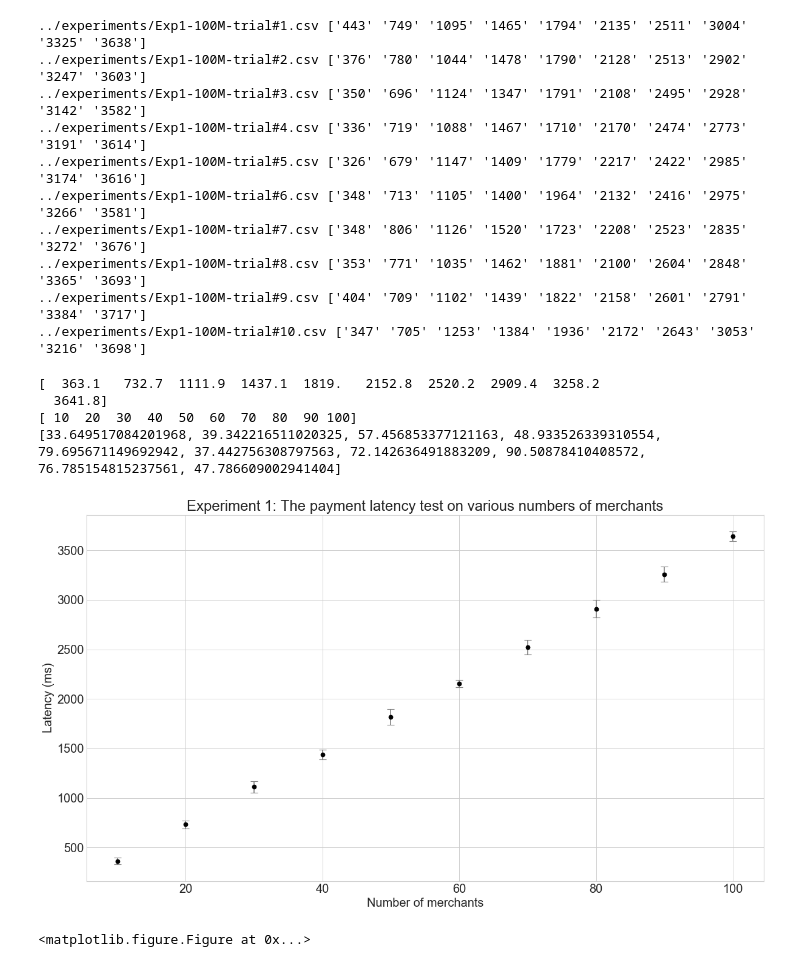
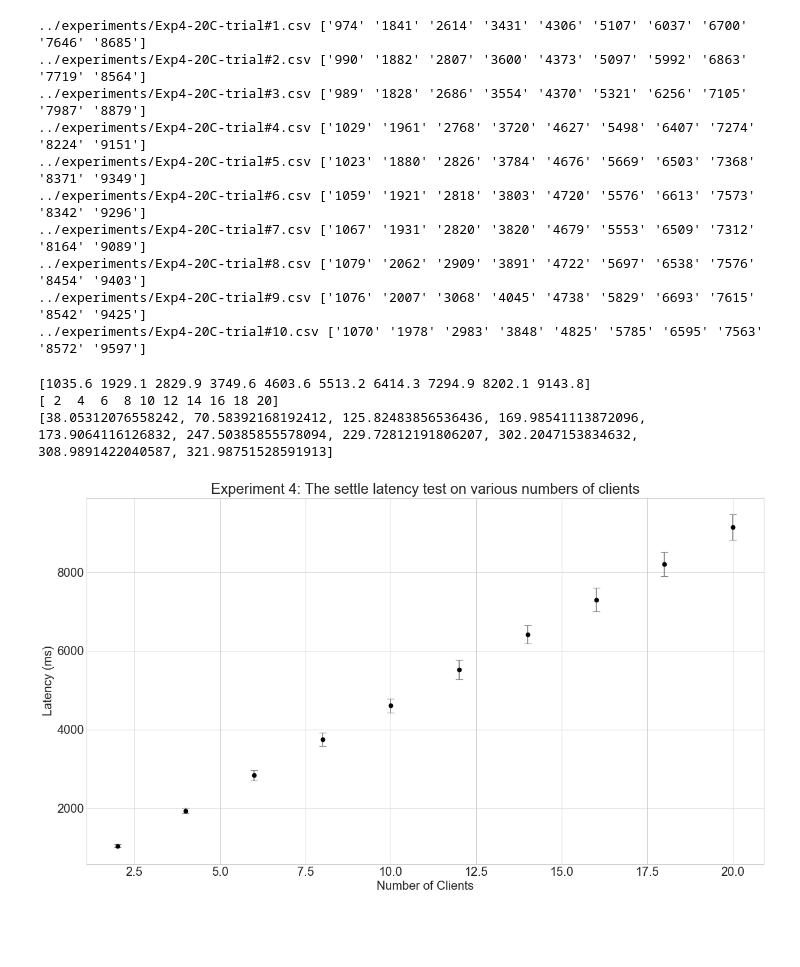
Before and after one commit to Turing-Space/risk-redistribution-payment-dappcon, a Jupyter notebook: plotting/plotnew.ipynb, the cells around one changed output. Saved outputs shown, nothing was run; the diff lists cells and outputs as text; code cells hidden in the pictures; blank space fills up the shorter version.

Commit message:
plot figures

```diff
--- a/plotting/plotnew.ipynb
+++ b/plotting/plotnew.ipynb
@@ -23,10 +23,10 @@ def getFirstRowOfCsv(file_name):
 y = []
 err = []
 # fileRE = '../experiments/Exp1-aws-ganache-done/final-sep/Exp1-aws1-new-contract-sep-trial#*.csv'
-fileRE = '../experiments/Exp1-100M-trial#*.csv'
+fileRE = '../experiments/Exp4-20C-trial#*.csv'
 
 # fileRE = '../experiments/Exp1-aws-ganache-done/Exp1-aws2-*.csv'
-preChar = 26 + 5
+preChar = 26 + 4
 postChar = 4
 # %%
 ### Main Execution
@@ -45,42 +45,39 @@ for r in rows_t:
     y.append(getAve(r))
     err.append(np.std(r.astype(np.float)))
 # %% [output]
-../experiments/Exp1-100M-trial#1.csv ['443' '749' '1095' '1465' '1794' '2135' '2511' '3004' '3325' '3638']
-../experiments/Exp1-100M-trial#2.csv ['376' '780' '1044' '1478' '1790' '2128' '2513' '2902' '3247' '3603']
-../experiments/Exp1-100M-trial#3.csv ['350' '696' '1124' '1347' '1791' '2108' '2495' '2928' '3142' '3582']
-../experiments/Exp1-100M-trial#4.csv ['336' '719' '1088' '1467' '1710' '2170' '2474' '2773' '3191' '3614']
-../experiments/Exp1-100M-trial#5.csv ['326' '679' '1147' '1409' '1779' '2217' '2422' '2985' '3174' '3616']
-../experiments/Exp1-100M-trial#6.csv ['348' '713' '1105' '1400' '1964' '2132' '2416' '2975' '3266' '3581']
-../experiments/Exp1-100M-trial#7.csv ['348' '806' '1126' '1520' '1723' '2208' '2523' '2835' '3272' '3676']
-../experiments/Exp1-100M-trial#8.csv ['353' '771' '1035' '1462' '1881' '2100' '2604' '2848' '3365' '3693']
-../experiments/Exp1-100M-trial#9.csv ['404' '709' '1102' '1439' '1822' '2158' '2601' '2791' '3384' '3717']
-../experiments/Exp1-100M-trial#10.csv ['347' '705' '1253' '1384' '1936' '2172' '2643' '3053' '3216' '3698']
+../experiments/Exp4-20C-trial#1.csv ['974' '1841' '2614' '3431' '4306' '5107' '6037' '6700' '7646' '8685']
+../experiments/Exp4-20C-trial#2.csv ['990' '1882' '2807' '3600' '4373' '5097' '5992' '6863' '7719' '8564']
+../experiments/Exp4-20C-trial#3.csv ['989' '1828' '2686' '3554' '4370' '5321' '6256' '7105' '7987' '8879']
+../experiments/Exp4-20C-trial#4.csv ['1029' '1961' '2768' '3720' '4627' '5498' '6407' '7274' '8224' '9151']
+../experiments/Exp4-20C-trial#5.csv ['1023' '1880' '2826' '3784' '4676' '5669' '6503' '7368' '8371' '9349']
+../experiments/Exp4-20C-trial#6.csv ['1059' '1921' '2818' '3803' '4720' '5576' '6613' '7573' '8342' '9296']
+../experiments/Exp4-20C-trial#7.csv ['1067' '1931' '2820' '3820' '4679' '5553' '6509' '7312' '8164' '9089']
+../experiments/Exp4-20C-trial#8.csv ['1079' '2062' '2909' '3891' '4722' '5697' '6538' '7576' '8454' '9403']
+../experiments/Exp4-20C-trial#9.csv ['1076' '2007' '3068' '4045' '4738' '5829' '6693' '7615' '8542' '9425']
+../experiments/Exp4-20C-trial#10.csv ['1070' '1978' '2983' '3848' '4825' '5785' '6595' '7563' '8572' '9597']
 # %%
-x = np.arange(10,101,10)
+x = np.arange(2,21,2)
 # x = np.arange(10,101,10)
 y = np.asarray(y)
 print(y)
 print(x)
 print(err)
 
 plt.figure(num=None, figsize=(18, 10), dpi=80, facecolor='w', edgecolor='k')
 plt.rcParams.update({'font.size': 18})
 # plt.xticks(np.arange(0, 21, step=1))
 # plt.yticks(np.arange(0, 70000, step=10000))
 # plt.xlabel("Number of consensuses (Custodian)")
 # plt.xlabel("Participation threshold (%)")
-plt.xlabel("Number of merchants")
+plt.xlabel("Number of Clients")
 plt.ylabel("Latency (ms)")
-plt.title("Experiment 1: The payment latency test on various numbers of merchants")
+plt.title("Experiment 4: The settle latency test on various numbers of clients")
 plt.errorbar(x, y, err, fmt="ok", capsize=5, ecolor="grey");
 # %% [output]
-[  363.1   732.7  1111.9  1437.1  1819.   2152.8  2520.2  2909.4  3258.2
-  3641.8]
-[ 10  20  30  40  50  60  70  80  90 100]
-[33.649517084201968, 39.342216511020325, 57.456853377121163, 48.933526339310554, 79.695671149692942, 37.442756308797563, 72.142636491883209, 90.50878410408572, 76.785154815237561, 47.786609002941404]
+[1035.6 1929.1 2829.9 3749.6 4603.6 5513.2 6414.3 7294.9 8202.1 9143.8]
+[ 2  4  6  8 10 12 14 16 18 20]
+[38.05312076558242, 70.58392168192412, 125.82483856536436, 169.98541113872096, 173.9064116126832, 247.50385855578094, 229.72812191806207, 302.2047153834632, 308.9891422040587, 321.98751528591913]
-[figure, old version]
+[figure, new version]
 # %%
-saveName = "Exp1"
-plt.savefig('../figures/'+saveName+'.png')
+# saveName = "Exp1"
+# plt.savefig('../figures/'+saveName+'.png')
-# %% [output]
-<matplotlib.figure.Figure at 0x...>
```
Also changed, not shown: 4 other files.
